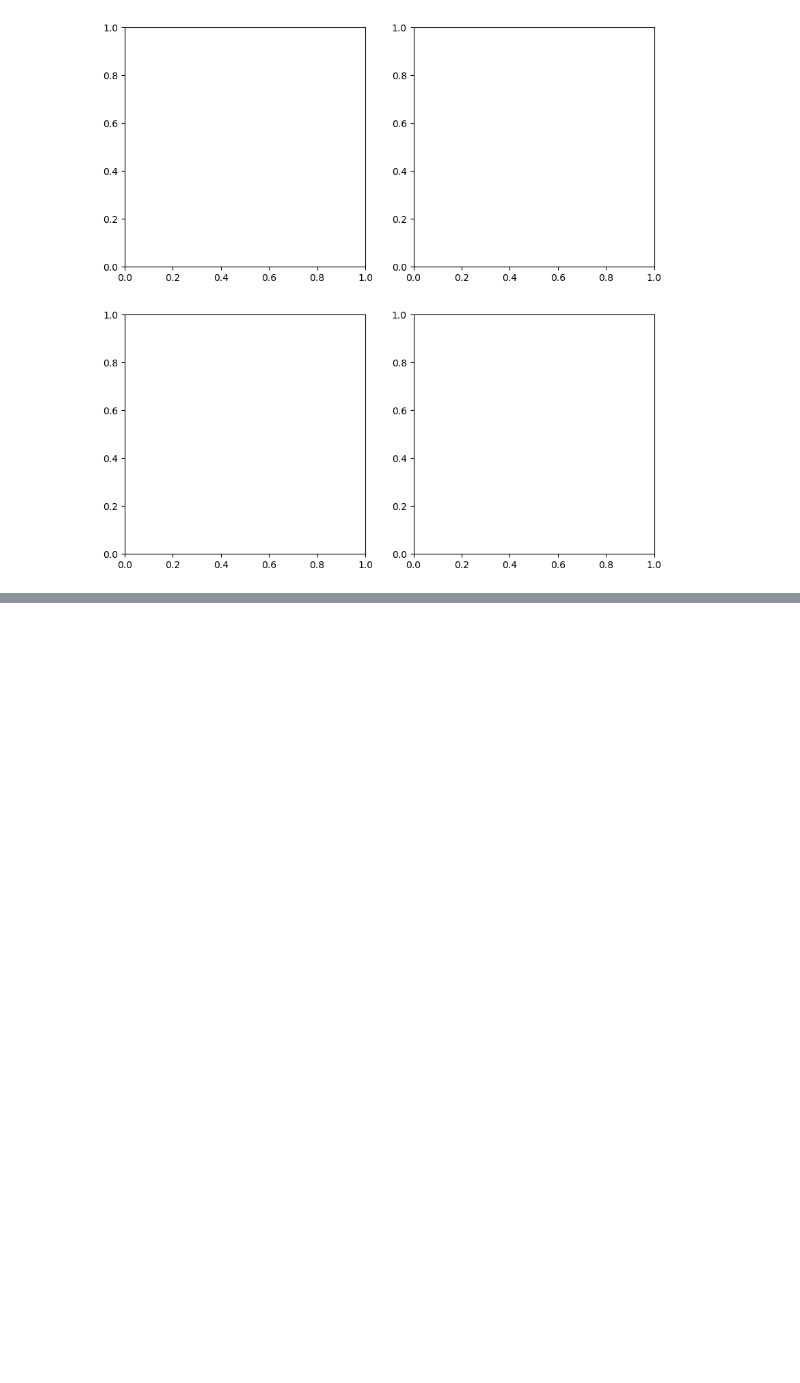
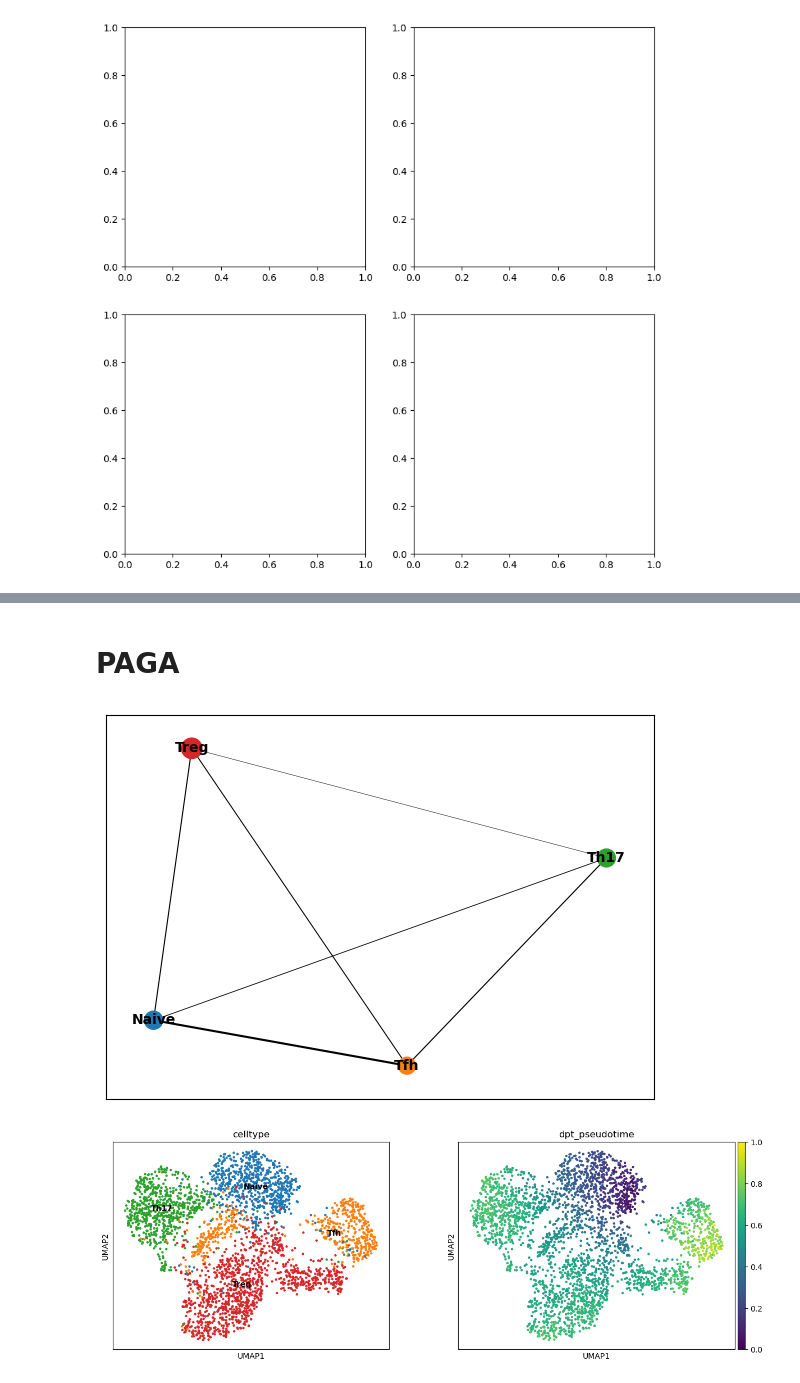
Before and after one commit to rogercasalsfr/cancer-pseudotime-grn-workflow, a Jupyter notebook: scripts/methods.ipynb, the cells around one changed output, grey strips where cells are left out. Saved outputs shown, nothing was run; the diff lists cells and outputs as text; code cells hidden in the pictures; blank space fills up the shorter version.

```diff
--- a/scripts/methods.ipynb
+++ b/scripts/methods.ipynb
@@ -238,0 +288,20 @@ ValueError: 'c' argument must be a color, a sequence of colors, or a sequence of
+# %% [markdown]
+# PAGA
+# %%
+root_celltype = "Naive"
+
+
+sc.pp.neighbors(adata, use_rep="X_pca")
+sc.tl.diffmap(adata)
+sc.pp.neighbors(adata, use_rep="X_diffmap")
+sc.tl.paga(adata, groups="celltype")
+
+iroot = np.flatnonzero(adata.obs["celltype"] == root_celltype)[0]
+adata.uns["iroot"] = iroot
+sc.tl.dpt(adata)
+# %%
+sc.pl.paga(adata, color=["celltype"])
+sc.pl.umap(adata, color=["celltype", "dpt_pseudotime"], legend_loc="on data")
+# %% [output]
+[figure, added]
+[figure, added]
```
Also changed, not shown: parts of 54 cells of this notebook.
